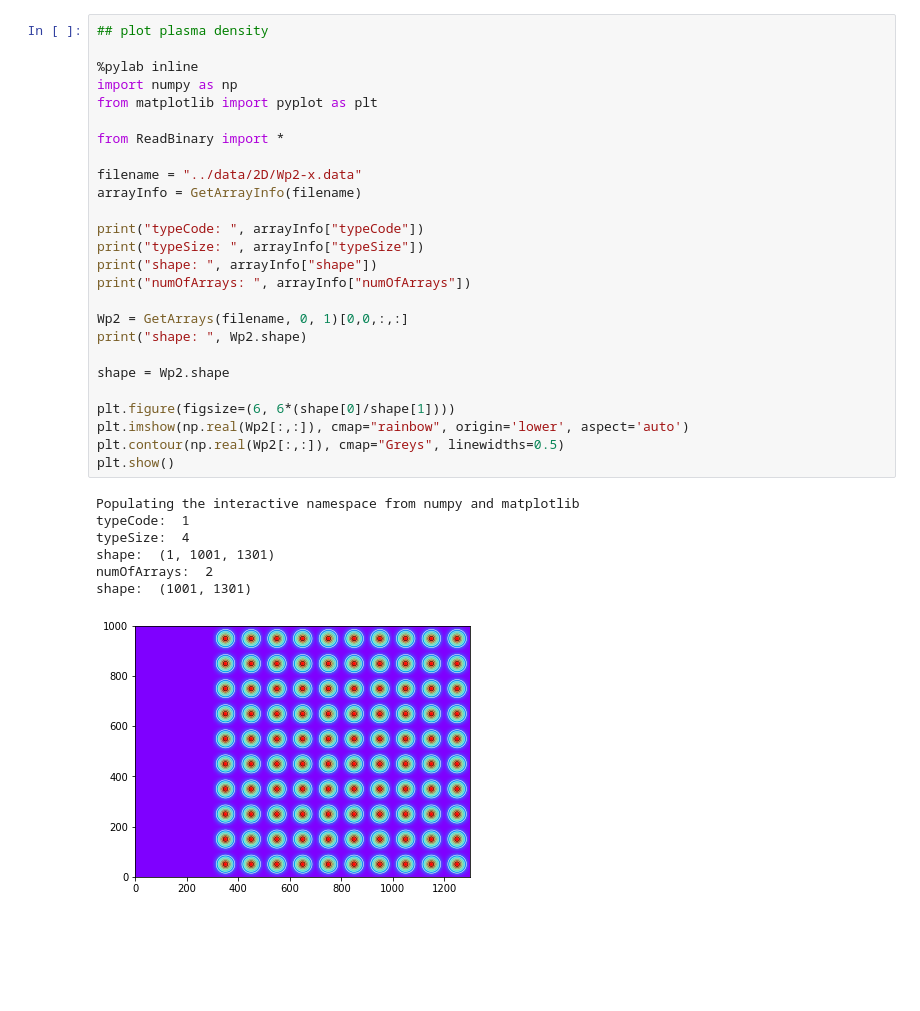
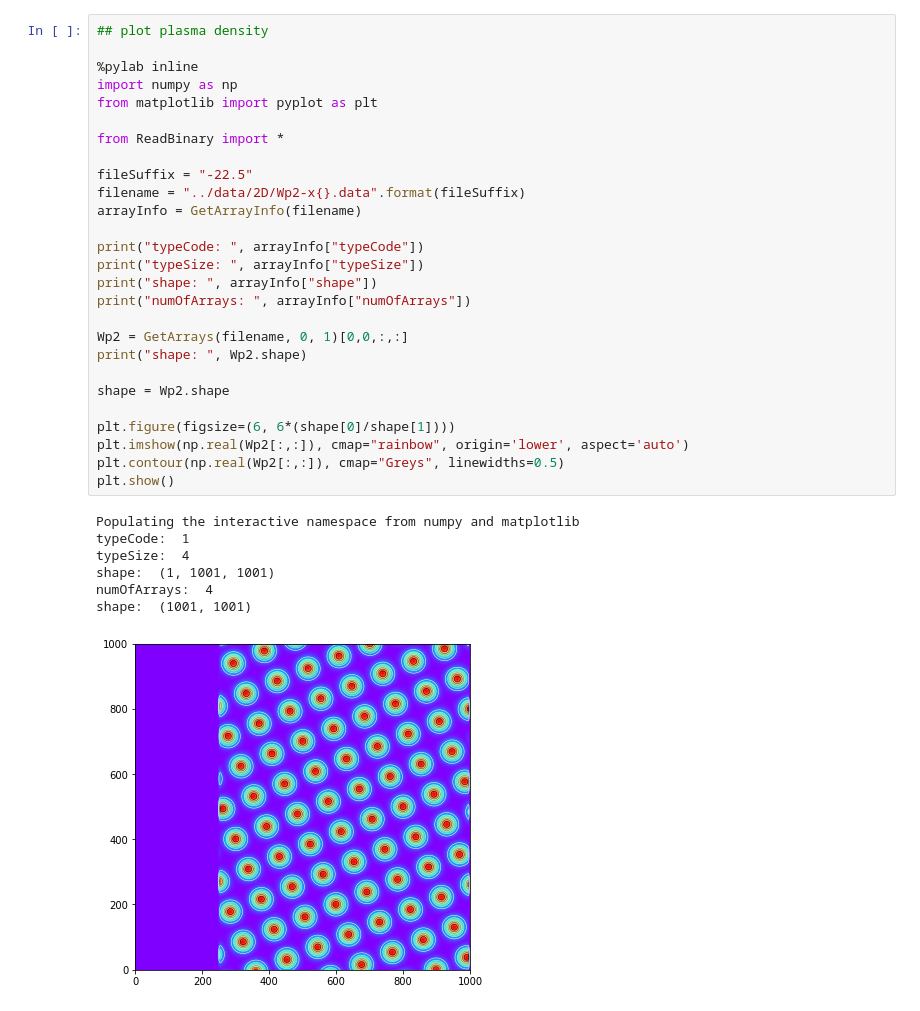
Before and after one commit to nimachm81/YEEFDTD, a Jupyter notebook: build/visualisation/Periodic Gaussian Plasma - large truncated lattice.ipynb, the cells around one changed output. Cells and saved outputs as stored; diff of their text form; blank space fills up the shorter version.

```diff
--- a/build/visualisation/Periodic Gaussian Plasma - large truncated lattice.ipynb
+++ b/build/visualisation/Periodic Gaussian Plasma - large truncated lattice.ipynb
@@ -1,37 +1,38 @@
 # %%
 ## plot plasma density
 
 %pylab inline
 import numpy as np
 from matplotlib import pyplot as plt
 
 from ReadBinary import *
 
-filename = "../data/2D/Wp2-x.data"
+fileSuffix = "-22.5"
+filename = "../data/2D/Wp2-x{}.data".format(fileSuffix)
 arrayInfo = GetArrayInfo(filename)
 
 print("typeCode: ", arrayInfo["typeCode"])
 print("typeSize: ", arrayInfo["typeSize"])
 print("shape: ", arrayInfo["shape"])
 print("numOfArrays: ", arrayInfo["numOfArrays"])
 
 Wp2 = GetArrays(filename, 0, 1)[0,0,:,:]
 print("shape: ", Wp2.shape)
 
 shape = Wp2.shape
 
 plt.figure(figsize=(6, 6*(shape[0]/shape[1])))
 plt.imshow(np.real(Wp2[:,:]), cmap="rainbow", origin='lower', aspect='auto')
 plt.contour(np.real(Wp2[:,:]), cmap="Greys", linewidths=0.5)
 plt.show()
 # %% [output]
 Populating the interactive namespace from numpy and matplotlib
 typeCode:  1
 typeSize:  4
-shape:  (1, 1001, 1301)
-numOfArrays:  2
-shape:  (1001, 1301)
+shape:  (1, 1001, 1001)
+numOfArrays:  4
+shape:  (1001, 1001)
-[figure, old version]
+[figure, new version]
 # %%
 ## animate Electric field
 
```
Also changed, not shown: parts of 4 cells of this notebook, 40 other files.
